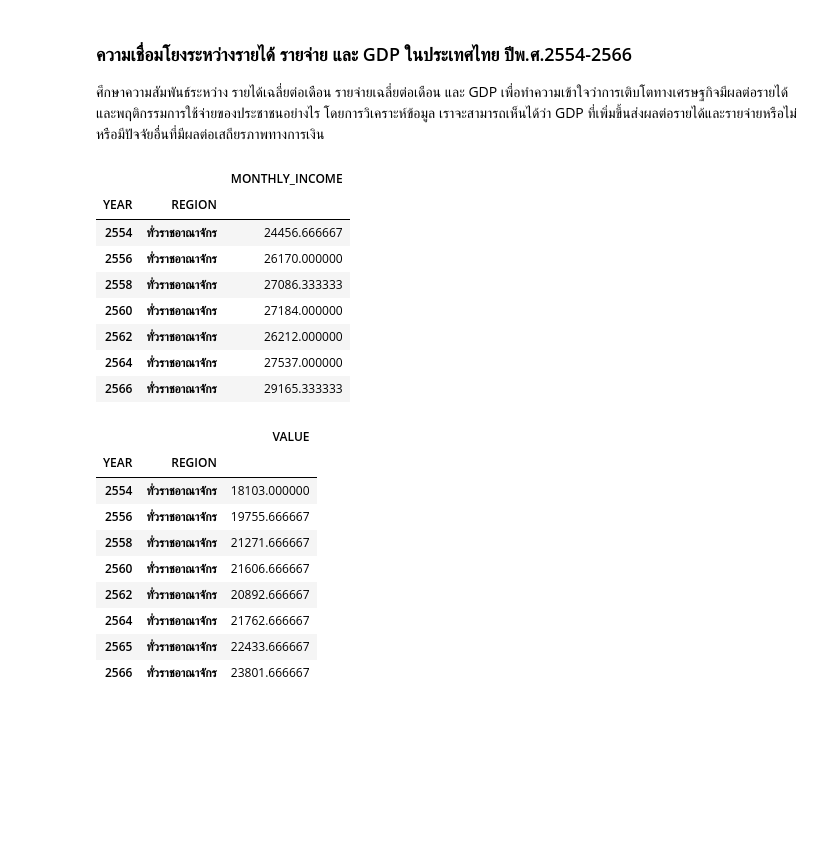
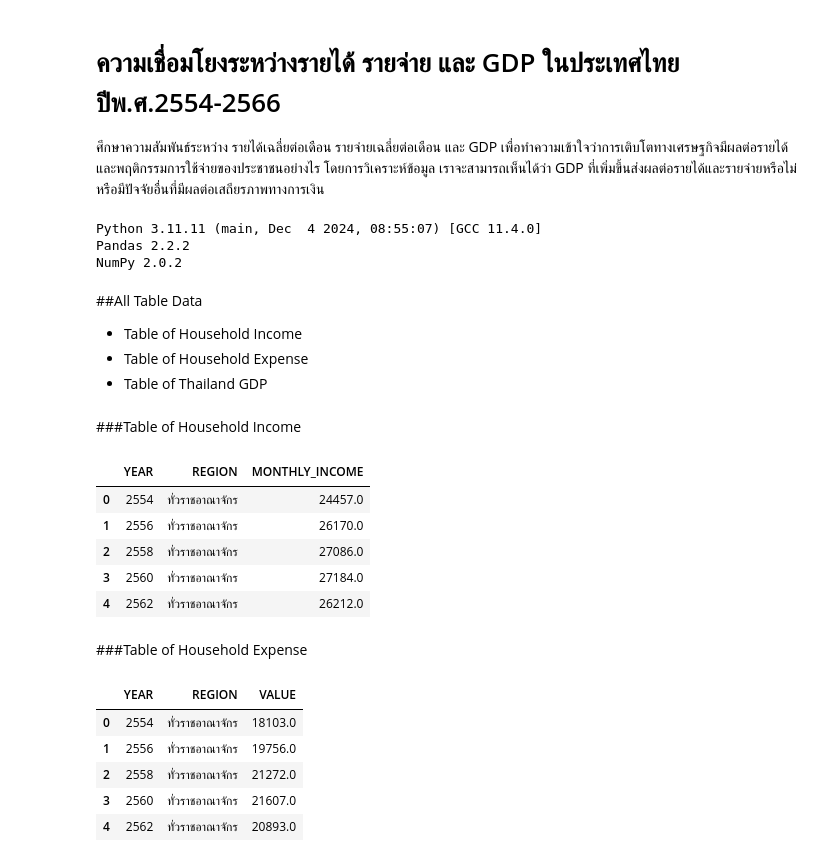
Before and after one commit to JidapaBur/TH_Avg_HouseholdIncome, a Jupyter notebook: TH_Avg_HouseholdIncome.ipynb, the cells around one changed output. Drawn from its saved outputs; the diff is of its cells as text; code cells hidden in the pictures; blank space fills up the shorter version.

```diff
--- a/TH_Avg_HouseholdIncome.ipynb
+++ b/TH_Avg_HouseholdIncome.ipynb
@@ -1,7 +1,7 @@
 # %% [markdown]
 <a href="https://colab.research.google.com/github/JidapaBur/TH_Avg_HouseholdIncome/blob/main/TH_Avg_HouseholdIncome.ipynb" target="_parent"><img src="https://colab.research.google.com/assets/colab-badge.svg" alt="Open In Colab"/></a>
 # %% [markdown]
-### ความเชื่อมโยงระหว่างรายได้ รายจ่าย และ GDP ในประเทศไทย ปีพ.ศ.2554-2566
+# ความเชื่อมโยงระหว่างรายได้ รายจ่าย และ GDP ในประเทศไทย ปีพ.ศ.2554-2566
 ศึกษาความสัมพันธ์ระหว่าง รายได้เฉลี่ยต่อเดือน รายจ่ายเฉลี่ยต่อเดือน และ GDP เพื่อทำความเข้าใจว่าการเติบโตทางเศรษฐกิจมีผลต่อรายได้และพฤติกรรมการใช้จ่ายของประชาชนอย่างไร โดยการวิเคราะห์ข้อมูล เราจะสามารถเห็นได้ว่า GDP ที่เพิ่มขึ้นส่งผลต่อรายได้และรายจ่ายหรือไม่ หรือมีปัจจัยอื่นที่มีผลต่อเสถียรภาพทางการเงิน
 # %%
 import sys
@@ -9,40 +9,51 @@ import pandas as pd
 import numpy as np
 import IPython
 from IPython.display import display, Markdown, Latex, HTML, IFrame, JSON, Code, Image, YouTubeVideo, clear_output
+
+print( f"Python {sys.version}" )
+print( f"Pandas {pd.__version__}" )
+print( f"NumPy {np.__version__}" )
+# %% [output]
+Python 3.11.11 (main, Dec  4 2024, 08:55:07) [GCC 11.4.0]
+Pandas 2.2.2
+NumPy 2.0.2
+# %% [markdown]
+##All Table Data
+
+*   Table of Household Income
+*   Table of Household Expense
+*   Table of Thailand GDP
+# %% [markdown]
+###Table of Household Income
 # %%
 url1 = "https://raw.githubusercontent.com/JidapaBur/TH_Avg_HouseholdIncome/main/TH_Avg_HouseholdIncome.csv"
 df_income = pd.read_csv(url1)
 df1 = df_income[ df_income['REGION'] == 'ทั่วราชอาณาจักร' ] [ ['YEAR', 'REGION', 'MONTHLY_INCOME'] ]
 group1 = df1.groupby( ['YEAR', 'REGION'] )
-tb1 = group1[['MONTHLY_INCOME'] ].agg('mean')
+tb1 = group1[['MONTHLY_INCOME'] ].agg('mean').round().reset_index()
 
-display(tb1.head(10))
+display(tb1.head(5))
 # %% [output]
-|  |  | MONTHLY_INCOME |
-| YEAR | REGION |  |
-| 2554 | ทั่วราชอาณาจักร | 24456.666667 |
-| 2556 | ทั่วราชอาณาจักร | 26170.000000 |
-| 2558 | ทั่วราชอาณาจักร | 27086.333333 |
-| 2560 | ทั่วราชอาณาจักร | 27184.000000 |
-| 2562 | ทั่วราชอาณาจักร | 26212.000000 |
-| 2564 | ทั่วราชอาณาจักร | 27537.000000 |
-| 2566 | ทั่วราชอาณาจักร | 29165.333333 |
+|  | YEAR | REGION | MONTHLY_INCOME |
+| 0 | 2554 | ทั่วราชอาณาจักร | 24457.0 |
+| 1 | 2556 | ทั่วราชอาณาจักร | 26170.0 |
+| 2 | 2558 | ทั่วราชอาณาจักร | 27086.0 |
+| 3 | 2560 | ทั่วราชอาณาจักร | 27184.0 |
+| 4 | 2562 | ทั่วราชอาณาจักร | 26212.0 |
+# %% [markdown]
+###Table of Household Expense
 # %%
 url2 = "https://raw.githubusercontent.com/JidapaBur/TH_Avg_HouseholdIncome/main/TH_Avg_HouseholdOutcome.csv"
 df_outcome = pd.read_csv(url2)
 df2 = df_outcome.loc[ (df_outcome['TYPE_EXPENSE'] == 'ค่าใช้จ่ายทั้งสิ้นต่อเดือน') & (df_outcome['REGION'] == 'ทั่วราชอาณาจักร') ] [ ['YEAR', 'REGION', 'TYPE_EXPENSE','VALUE'] ].reset_index(drop=True)
 group2 = df2.groupby( ['YEAR', 'REGION'] )
-tb2 = group2[['VALUE'] ].agg('mean')
+tb2 = group2[['VALUE'] ].agg('mean').round().reset_index()
 
-display(tb2.head(10))
+display(tb2.head(5))
 # %% [output]
-|  |  | VALUE |
-| YEAR | REGION |  |
-| 2554 | ทั่วราชอาณาจักร | 18103.000000 |
-| 2556 | ทั่วราชอาณาจักร | 19755.666667 |
-| 2558 | ทั่วราชอาณาจักร | 21271.666667 |
-| 2560 | ทั่วราชอาณาจักร | 21606.666667 |
-| 2562 | ทั่วราชอาณาจักร | 20892.666667 |
-| 2564 | ทั่วราชอาณาจักร | 21762.666667 |
-| 2565 | ทั่วราชอาณาจักร | 22433.666667 |
-| 2566 | ทั่วราชอาณาจักร | 23801.666667 |
+|  | YEAR | REGION | VALUE |
+| 0 | 2554 | ทั่วราชอาณาจักร | 18103.0 |
+| 1 | 2556 | ทั่วราชอาณาจักร | 19756.0 |
+| 2 | 2558 | ทั่วราชอาณาจักร | 21272.0 |
+| 3 | 2560 | ทั่วราชอาณาจักร | 21607.0 |
+| 4 | 2562 | ทั่วราชอาณาจักร | 20893.0 |
```
Also changed, not shown: parts of 8 cells of this notebook.
